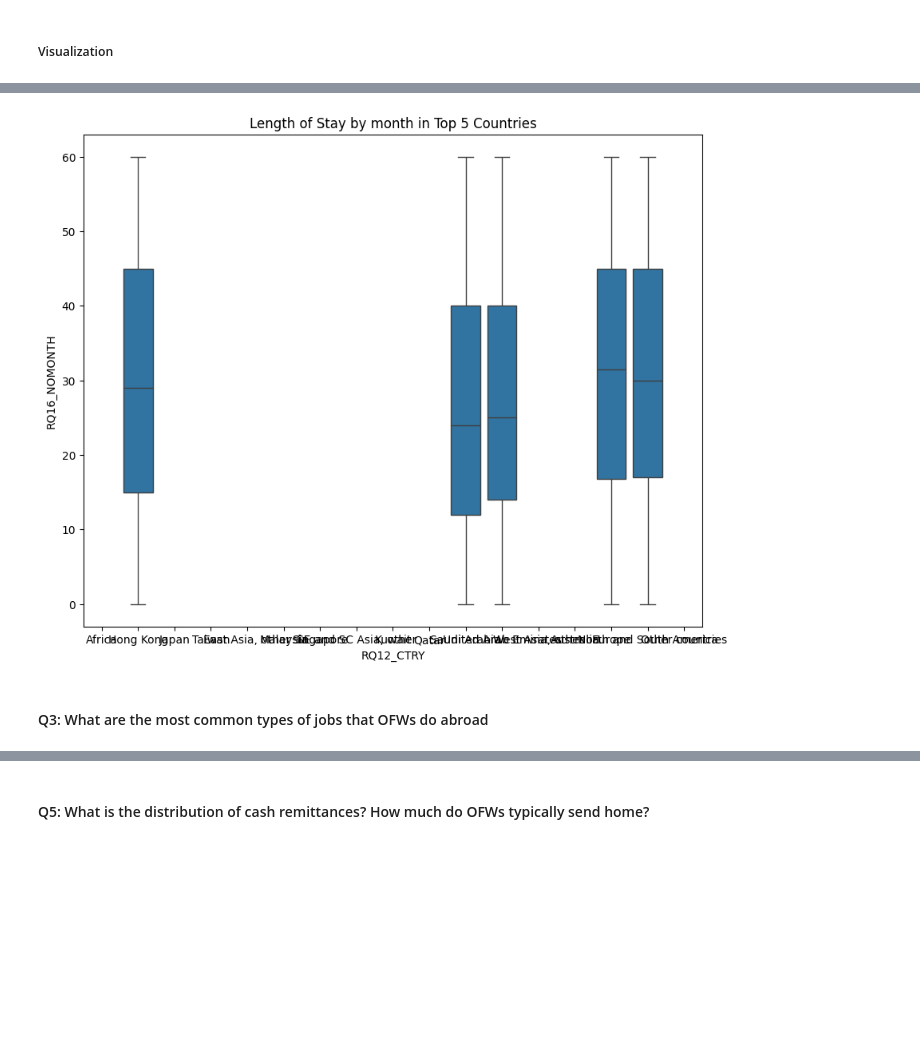
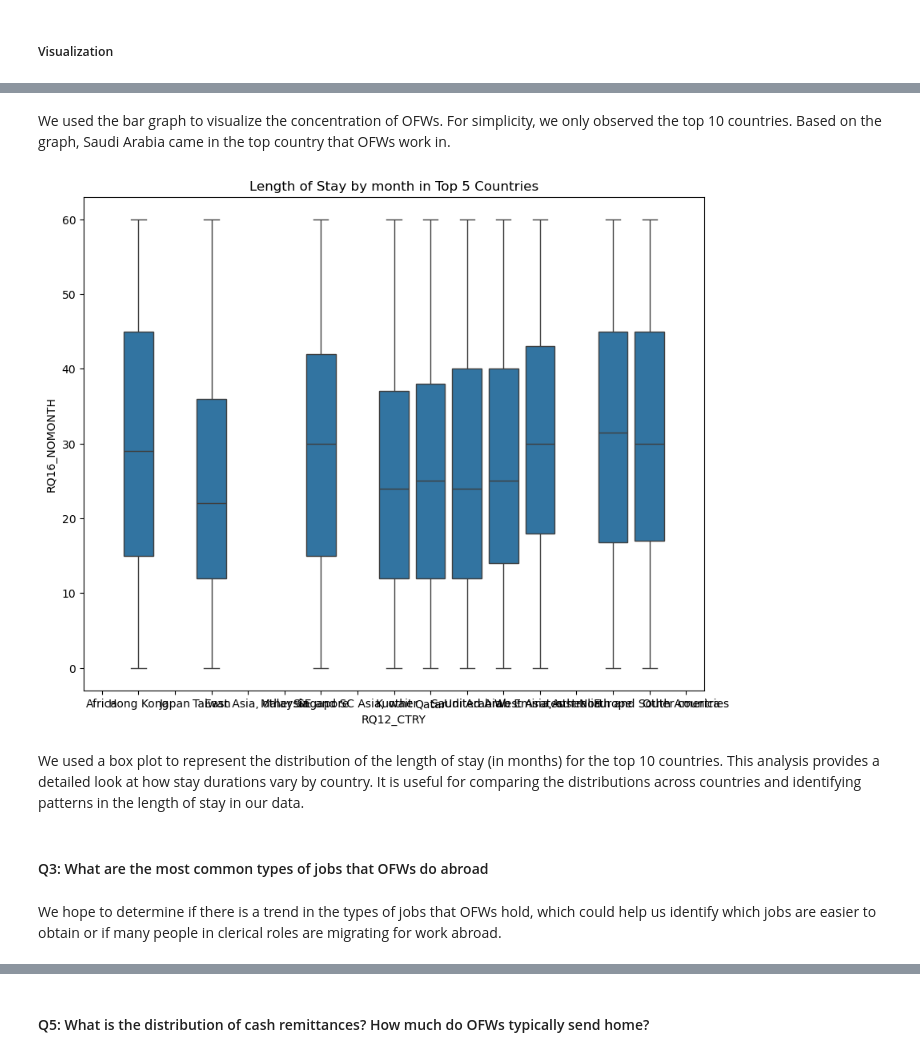
Before and after one commit to almiravelas/CSMODEL, a Jupyter notebook: Phase1_cy.ipynb, the cells around one changed output, grey strips where cells are left out. Cells and saved outputs as stored; diff of their text form; code cells hidden in the pictures; blank space fills up the shorter version.

```diff
--- a/Phase1_cy.ipynb
+++ b/Phase1_cy.ipynb
@@ -473,15 +540,21 @@ plt.ylabel('Frequency')
 plt.show()
 # %% [output]
 [figure]
+# %% [markdown]
+We used the bar graph to visualize the concentration of OFWs. For simplicity, we only observed the top 10 countries. Based on the graph, Saudi Arabia came in the top country that OFWs work in.
 # %%
-top_countries = data['RQ12_CTRY'].value_counts().index[:5]
+top_countries = data['RQ12_CTRY'].value_counts().index[:10]
 
 plt.figure(figsize=(10,8))
 sns.boxplot(data=data[data['RQ12_CTRY'].isin(top_countries)], x='RQ12_CTRY', y='RQ16_NOMONTH')
 plt.title('Length of Stay by month in Top 5 Countries')
 plt.show()
 # %% [output]
-[figure, old version]
+[figure, new version]
+# %% [markdown]
+We used a box plot to represent the distribution of the length of stay (in months) for the top 10 countries. This analysis provides a detailed look at how stay durations vary by country. It is useful for comparing the distributions across countries and identifying patterns in the length of stay in our data.
 # %% [markdown]
 #### Q3: What are the most common types of jobs that OFWs do abroad
+# %% [markdown]
+We hope to determine if there is a trend in the types of jobs that OFWs hold, which could help us identify which jobs are easier to obtain or if many people in clerical roles are migrating for work abroad.
 # %%
```
Also changed, not shown: parts of 42 cells of this notebook, 3 other files.
